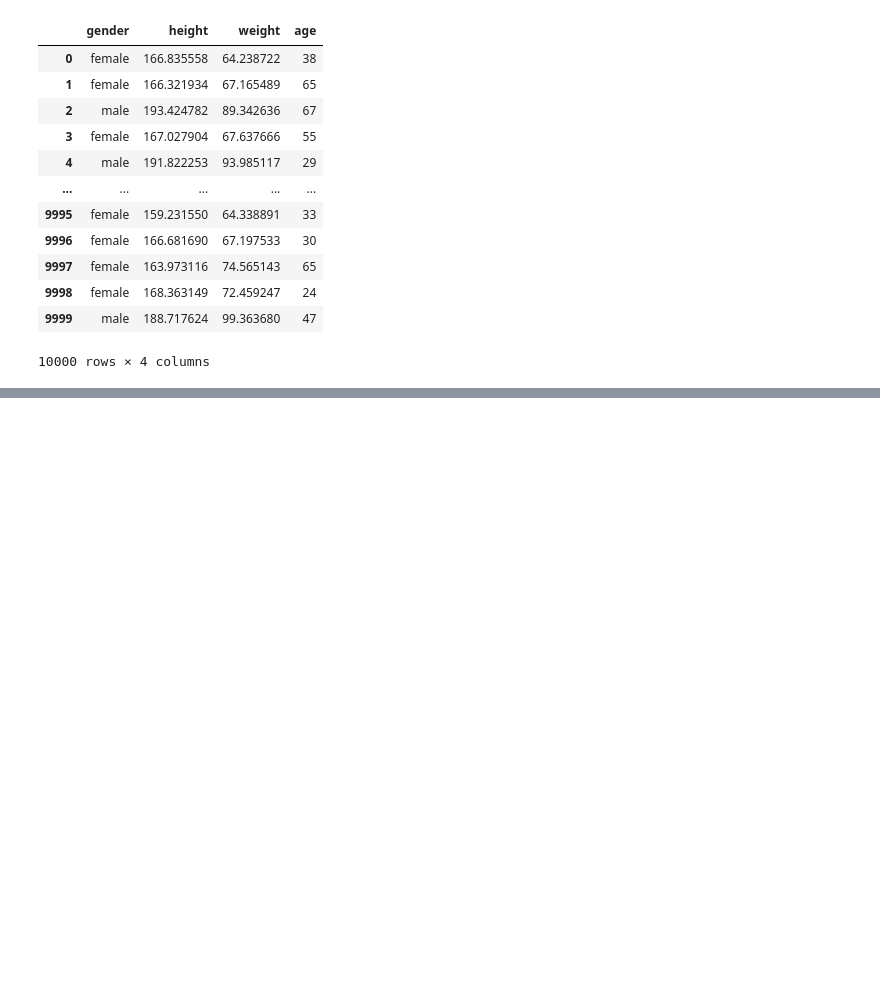
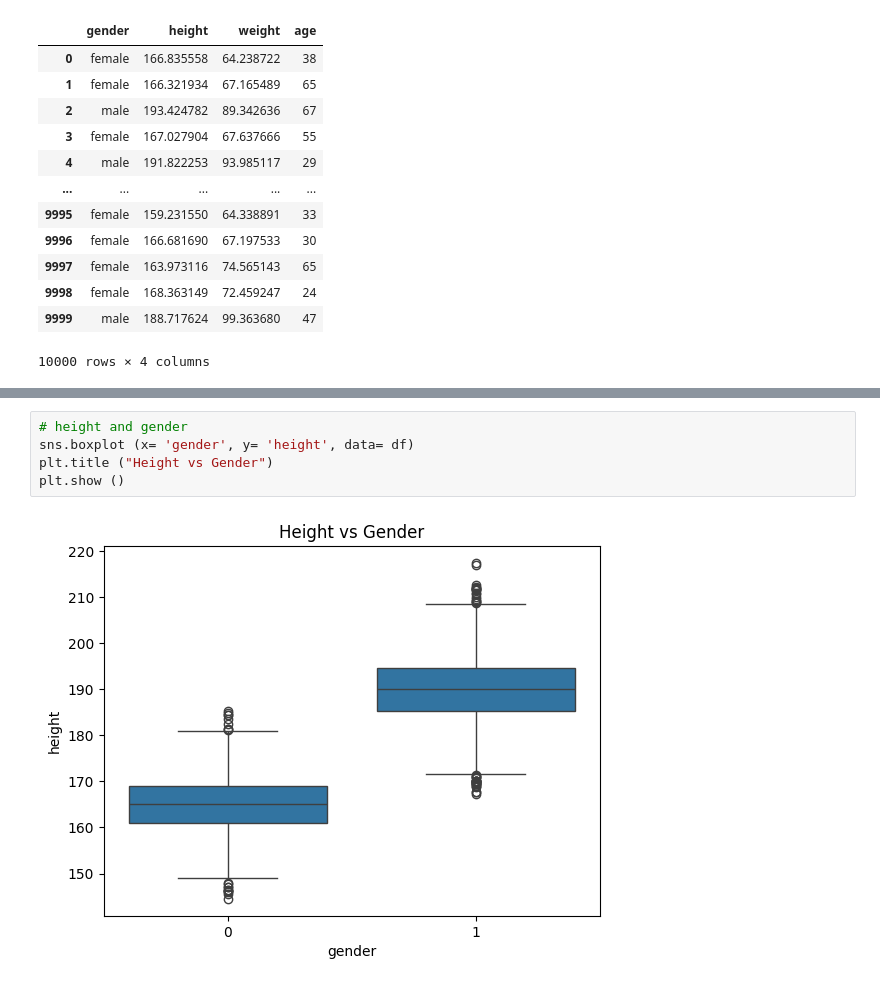
Before and after one commit to ahmed4mohamed4/Gender-detection-ML-model, a Jupyter notebook: model/main.ipynb, the cells around one changed output, grey strips where cells are left out. Cells and saved outputs as stored; diff of their text form; blank space fills up the shorter version.

```diff
--- a/model/main.ipynb
+++ b/model/main.ipynb
@@ -25,0 +102,7 @@ df
+# %%
+# height and gender
+sns.boxplot (x= 'gender', y= 'height', data= df)
+plt.title ("Height vs Gender")
+plt.show ()
+# %% [output]
+[figure, added]
```
Also changed, not shown: parts of 18 cells of this notebook, 3 other files.
